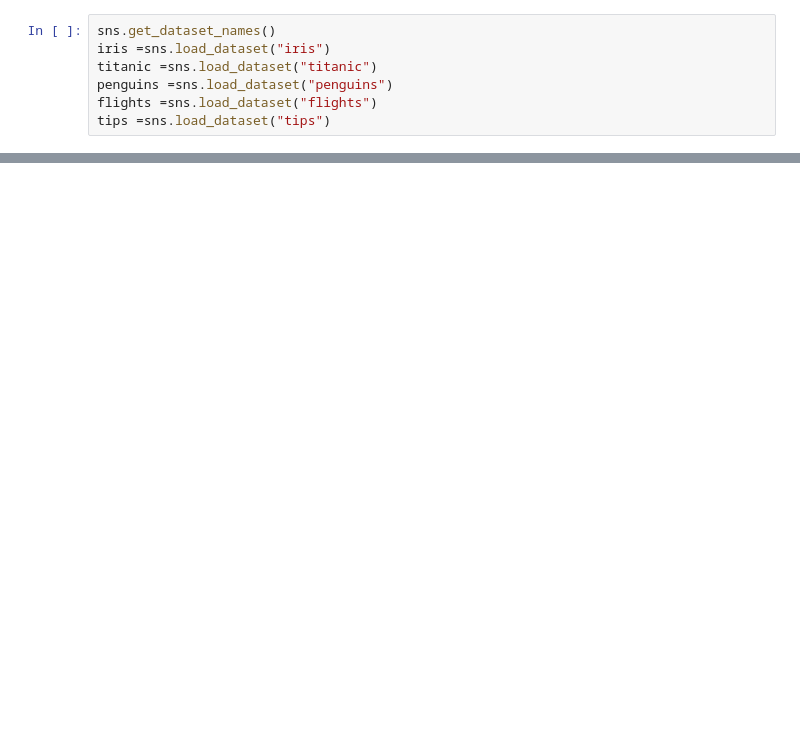
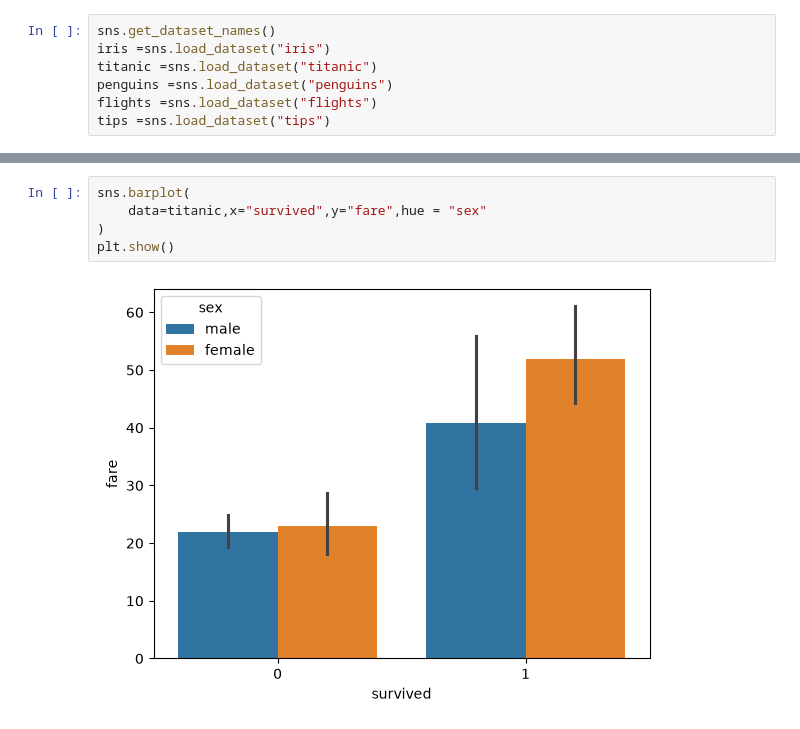
Before and after one commit to priyanship-cse/ADS_26_2026_2503201000866, a Jupyter notebook: Python/day_seaborn.ipynb, the cells around one changed output, grey strips where cells are left out. Drawn from its saved outputs; the diff is of its cells as text; blank space fills up the shorter version.

```diff
--- a/Python/day_seaborn.ipynb
+++ b/Python/day_seaborn.ipynb
@@ -28,0 +46,7 @@ tips =sns.load_dataset("tips")
+# %%
+sns.barplot(
+    data=titanic,x="survived",y="fare",hue = "sex"
+)
+plt.show()
+# %% [output]
+[figure, added]
```
Also changed, not shown: parts of 4 cells of this notebook.
